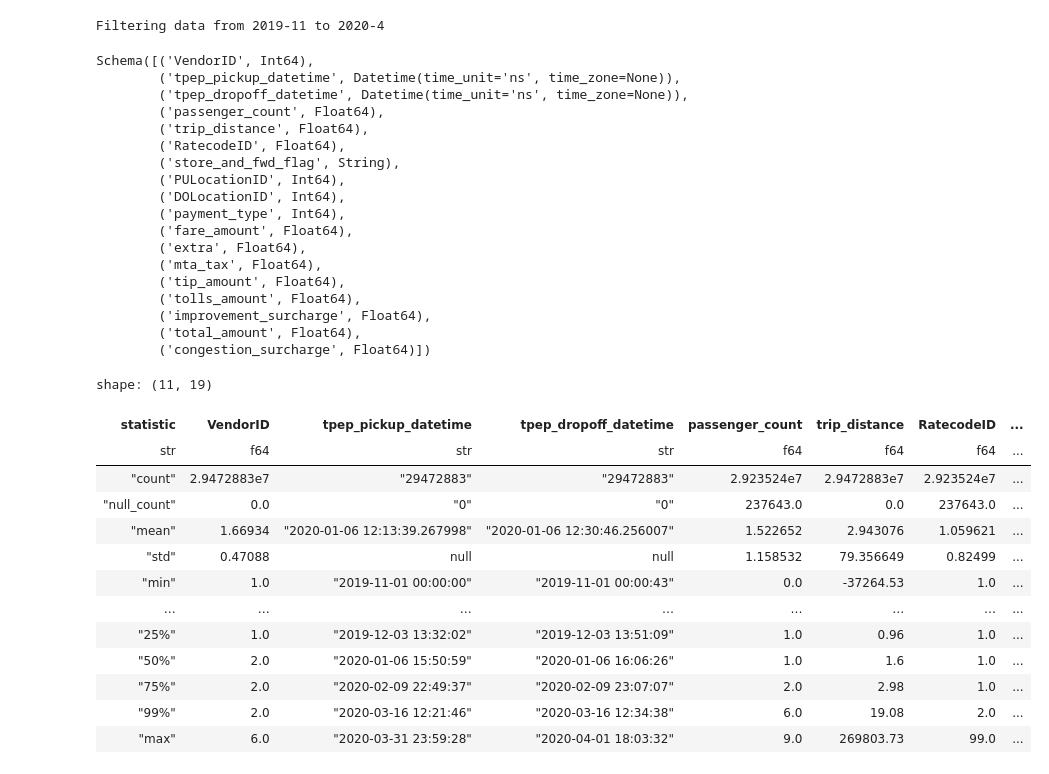
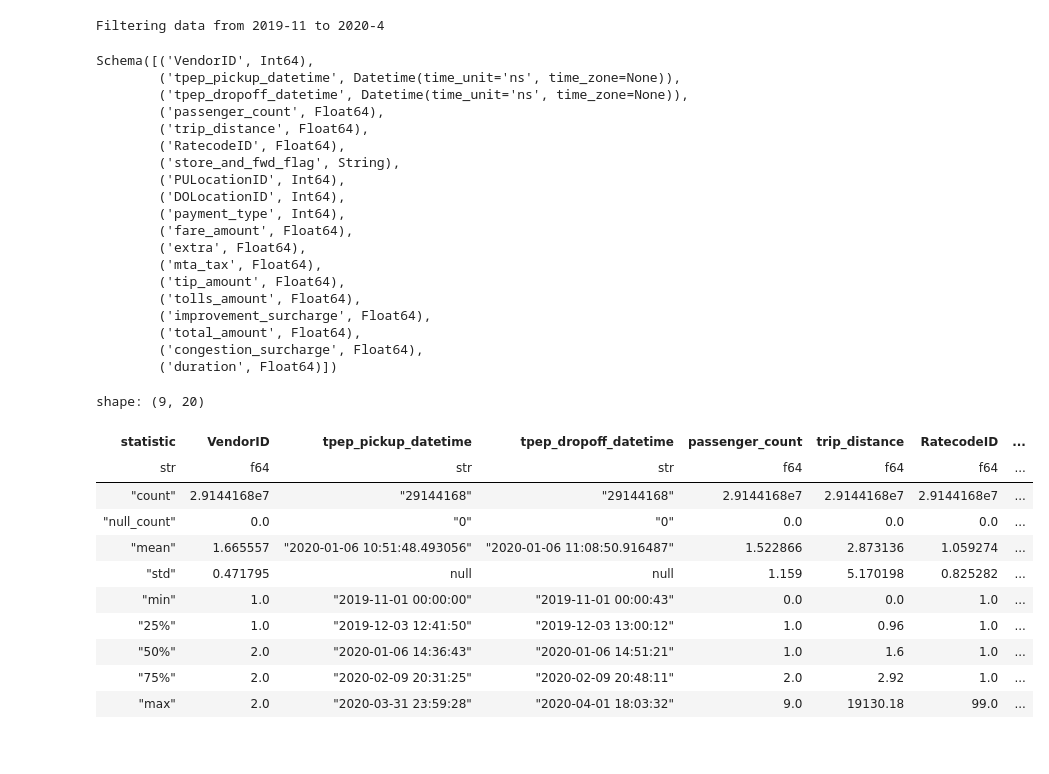
Before and after one commit to mircohoehne/e2e-taxi-ride-duration-prediction, a Jupyter notebook: notebooks/01_baseline.ipynb, the cells around one changed output. Cells and saved outputs as stored; diff of their text form; code cells hidden in the pictures.

```diff
--- a/notebooks/01_baseline.ipynb
+++ b/notebooks/01_baseline.ipynb
@@ -39,6 +43,20 @@ if "Airport_fee" in lf.collect_schema().names():
 # drop airport_fee if it is not present in the dataset
 if lf.select("airport_fee").count().collect()[0, 0] == 0:
     lf = lf.drop("airport_fee")
+# %%
+# Filter rows with negative values, drop null values and duplicates
+lf = lf.filter(
+    (pl.col("trip_distance") >= 0) &
+    (pl.col("fare_amount") >= 0) &
+    (pl.col("extra") >= 0) &
+    (pl.col("mta_tax") >= 0) &
+    (pl.col("tip_amount") >= 0) &
+    (pl.col("tolls_amount") >= 0) &
+    (pl.col("improvement_surcharge") >= 0) &
+    (pl.col("total_amount") >= 0) &
+    (pl.col("congestion_surcharge") >= 0) &
+    (pl.col("duration") >= 0)
+).drop_nulls().unique()
 # %%
 # Filter time range
 filter_end_month = 1 if end[1] == 12 else end[1] + 1
@@ -70,24 +88,21 @@ Schema([('VendorID', Int64),
         ('tolls_amount', Float64),
         ('improvement_surcharge', Float64),
         ('total_amount', Float64),
-        ('congestion_surcharge', Float64)])
+        ('congestion_surcharge', Float64),
+        ('duration', Float64)])
-# %%
-# remove duplicates
-lf = lf.unique(maintain_order=True)
 # %%
-lf.describe()
+cleaned_describe = lf.describe()
+cleaned_describe
 # %% [output]
-shape: (11, 19)
+shape: (9, 20)
 | statistic | VendorID | tpep_pickup_datetime | tpep_dropoff_datetime | passenger_count | trip_distance | RatecodeID | ... |
 | str | f64 | str | str | f64 | f64 | f64 | ... |
-| "count" | 2.9472883e7 | "29472883" | "29472883" | 2.923524e7 | 2.9472883e7 | 2.923524e7 | ... |
-| "null_count" | 0.0 | "0" | "0" | 237643.0 | 0.0 | 237643.0 | ... |
-| "mean" | 1.66934 | "2020-01-06 12:13:39.267998" | "2020-01-06 12:30:46.256007" | 1.522652 | 2.943076 | 1.059621 | ... |
-| "std" | 0.47088 | null | null | 1.158532 | 79.356649 | 0.82499 | ... |
-| "min" | 1.0 | "2019-11-01 00:00:00" | "2019-11-01 00:00:43" | 0.0 | -37264.53 | 1.0 | ... |
-| … | … | … | … | … | … | … | ... |
-| "25%" | 1.0 | "2019-12-03 13:32:02" | "2019-12-03 13:51:09" | 1.0 | 0.96 | 1.0 | ... |
-| "50%" | 2.0 | "2020-01-06 15:50:59" | "2020-01-06 16:06:26" | 1.0 | 1.6 | 1.0 | ... |
-| "75%" | 2.0 | "2020-02-09 22:49:37" | "2020-02-09 23:07:07" | 2.0 | 2.98 | 1.0 | ... |
-| "99%" | 2.0 | "2020-03-16 12:21:46" | "2020-03-16 12:34:38" | 6.0 | 19.08 | 2.0 | ... |
-| "max" | 6.0 | "2020-03-31 23:59:28" | "2020-04-01 18:03:32" | 9.0 | 269803.73 | 99.0 | ... |
+| "count" | 2.9144168e7 | "29144168" | "29144168" | 2.9144168e7 | 2.9144168e7 | 2.9144168e7 | ... |
+| "null_count" | 0.0 | "0" | "0" | 0.0 | 0.0 | 0.0 | ... |
+| "mean" | 1.665557 | "2020-01-06 10:51:48.493056" | "2020-01-06 11:08:50.916487" | 1.522866 | 2.873136 | 1.059274 | ... |
+| "std" | 0.471795 | null | null | 1.159 | 5.170198 | 0.825282 | ... |
+| "min" | 1.0 | "2019-11-01 00:00:00" | "2019-11-01 00:00:43" | 0.0 | 0.0 | 1.0 | ... |
+| "25%" | 1.0 | "2019-12-03 12:41:50" | "2019-12-03 13:00:12" | 1.0 | 0.96 | 1.0 | ... |
+| "50%" | 2.0 | "2020-01-06 14:36:43" | "2020-01-06 14:51:21" | 1.0 | 1.6 | 1.0 | ... |
+| "75%" | 2.0 | "2020-02-09 20:31:25" | "2020-02-09 20:48:11" | 2.0 | 2.92 | 1.0 | ... |
+| "max" | 2.0 | "2020-03-31 23:59:28" | "2020-04-01 18:03:32" | 9.0 | 19130.18 | 99.0 | ... |
```
Also changed, not shown: parts of 14 cells of this notebook.
